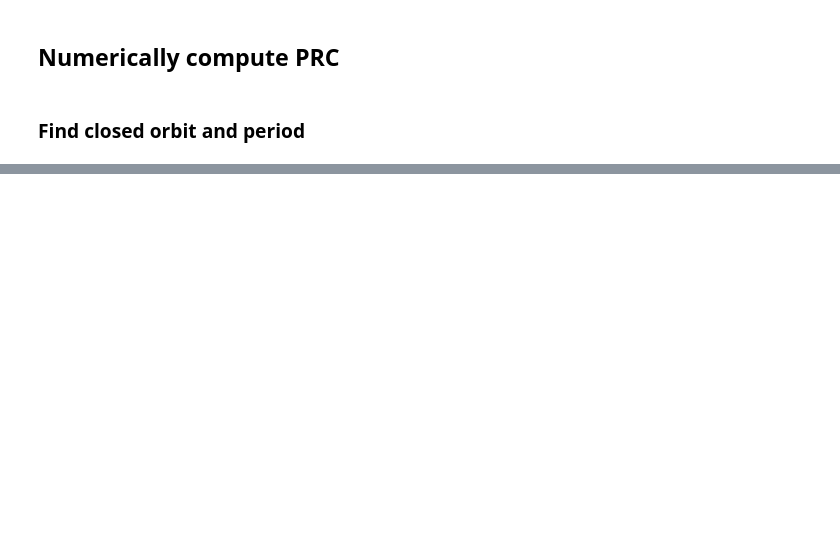
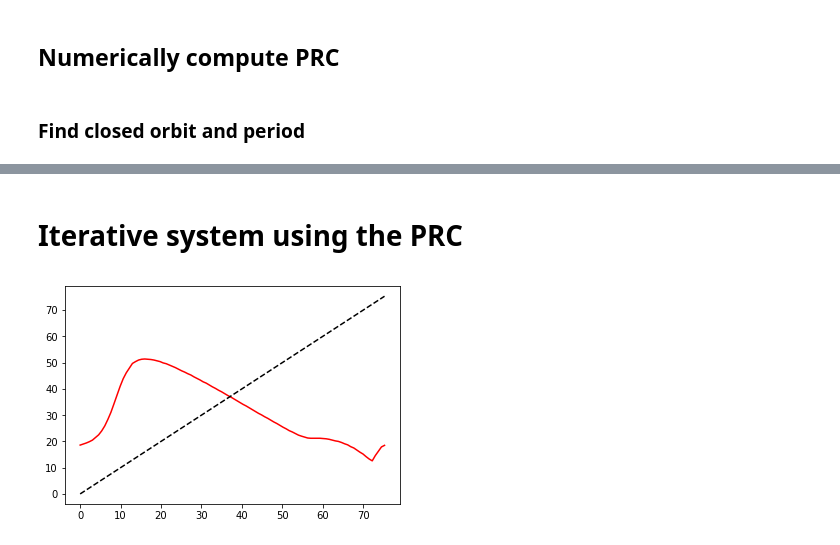
Before and after one commit to glajoie/MAT6115_Dynamical_Systems, a Jupyter notebook: Morris Lecar model.ipynb, the cells around one changed output, grey strips where cells are left out. Saved outputs shown, nothing was run; the diff lists cells and outputs as text; code cells hidden in the pictures; blank space fills up the shorter version.

```diff
--- a/Morris Lecar model.ipynb
+++ b/Morris Lecar model.ipynb
@@ -293,0 +302,20 @@ ax2.set_title('PRC');
+# %% [markdown]
+# Iterative system using the PRC
+# %%
+# create PRC function from interpolation
+
+from scipy.interpolate import interp1d
+
+PRC_time = np.linspace(0,T,len(PRC))
+PRC = np.array(PRC)
+tau = 20.
+
+def F(x,tau=0.):
+    f = interp1d(PRC_time,PRC)
+    return (f(x)+tau)%T
+
+plt.figure();
+plt.plot(PRC_time,F(PRC_time,tau),'r')
+plt.plot([0,T],[0,T],'k--');
+# %% [output]
+[figure, added]
```
Also changed, not shown: parts of 12 cells of this notebook.
